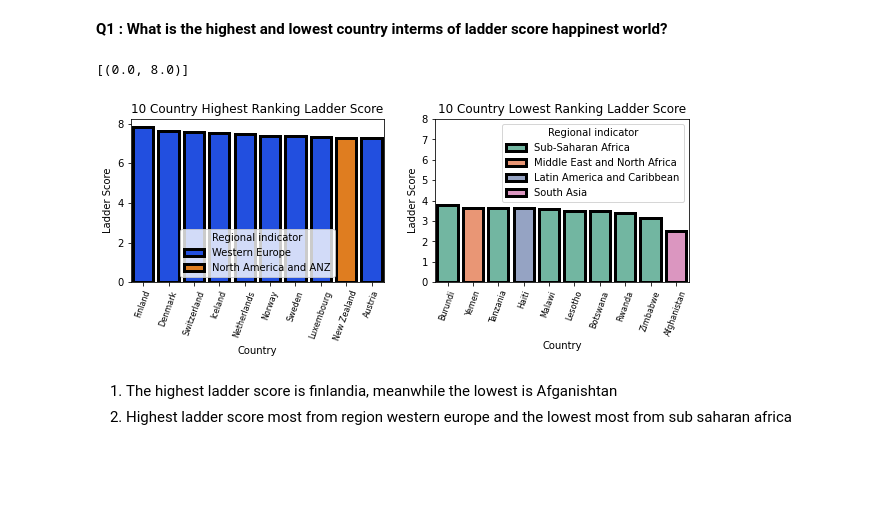
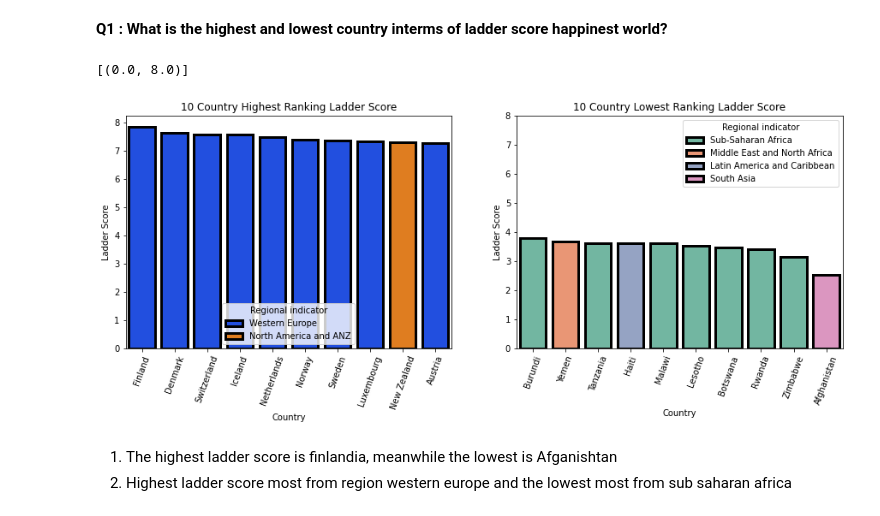
Before and after one commit to fianadew/Explanatory-Data-Analysis, a Jupyter notebook: Happinest_World.ipynb, the cells around one changed output. Cells and saved outputs as stored; diff of their text form; code cells hidden in the pictures; blank space fills up the shorter version.

```diff
--- a/Happinest_World.ipynb
+++ b/Happinest_World.ipynb
@@ -121,21 +121,21 @@ sns.pairplot(df.iloc[1:,1:],kind='scatter',hue='Regional indicator', palette='da
 # %% [markdown]
 **Q1 : What is the highest and lowest country interms of ladder score happinest world?**
 # %%
-fig,ax = plt.subplots(1,2,figsize=(10,3))
+fig,ax = plt.subplots(1,2,figsize=(15,5))
 custom_palette = sns.color_palette("Set2", 9)
 
 lowest = df.tail(10)
 highest = df.head(10)
 
 sns.barplot(highest['Country name'], highest['Ladder score'], data=highest, hue='Regional indicator', dodge=False, ax=ax[0], palette='bright',  ec='k', lw=3).set(title='10 Country Highest Ranking Ladder Score', xlabel='Country', ylabel='Ladder Score')
-ax[0].set_xticklabels(fontsize=8, rotation=70, labels=highest['Country name'])
+ax[0].set_xticklabels(fontsize=10, rotation=70, labels=highest['Country name'])
 
 sns.barplot(lowest['Country name'], lowest['Ladder score'],data=lowest, hue='Regional indicator', dodge=False, ax=ax[1], palette=custom_palette, ec='k', lw=3).set(title='10 Country Lowest Ranking Ladder Score', xlabel='Country', ylabel='Ladder Score')
-ax[1].set_xticklabels(fontsize=8, rotation=70, labels=lowest['Country name'])
+ax[1].set_xticklabels(fontsize=10, rotation=70, labels=lowest['Country name'])
 ax[1].set(ylim=(0, 8))
 # %% [output]
 [(0.0, 8.0)]
-[figure, old version]
+[figure, new version]
 # %% [markdown]
 1. The highest ladder score is finlandia, meanwhile the lowest is Afganishtan
 2. Highest ladder score most from region western europe and the lowest most from sub saharan africa
```
Also changed, not shown: parts of 3 cells of this notebook.
